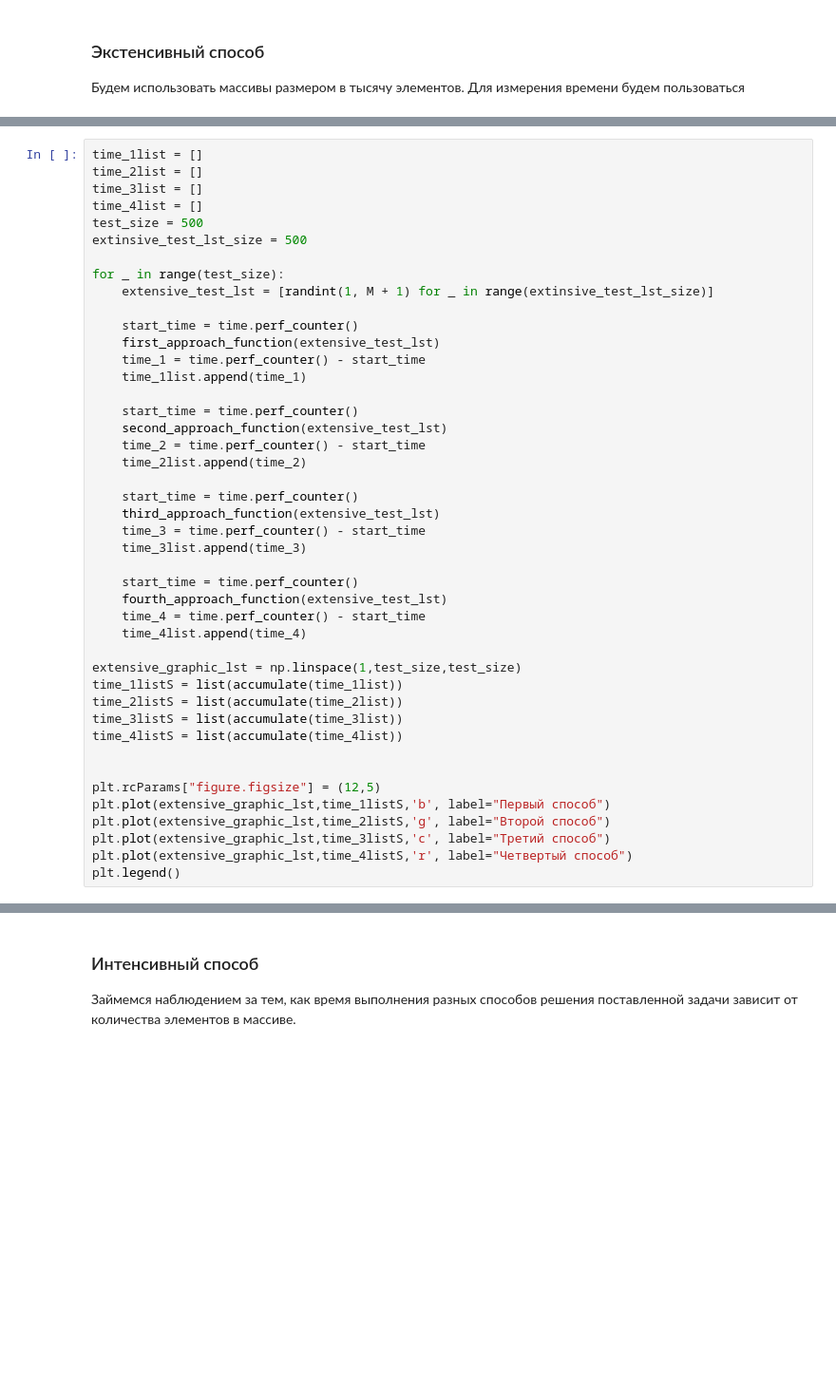
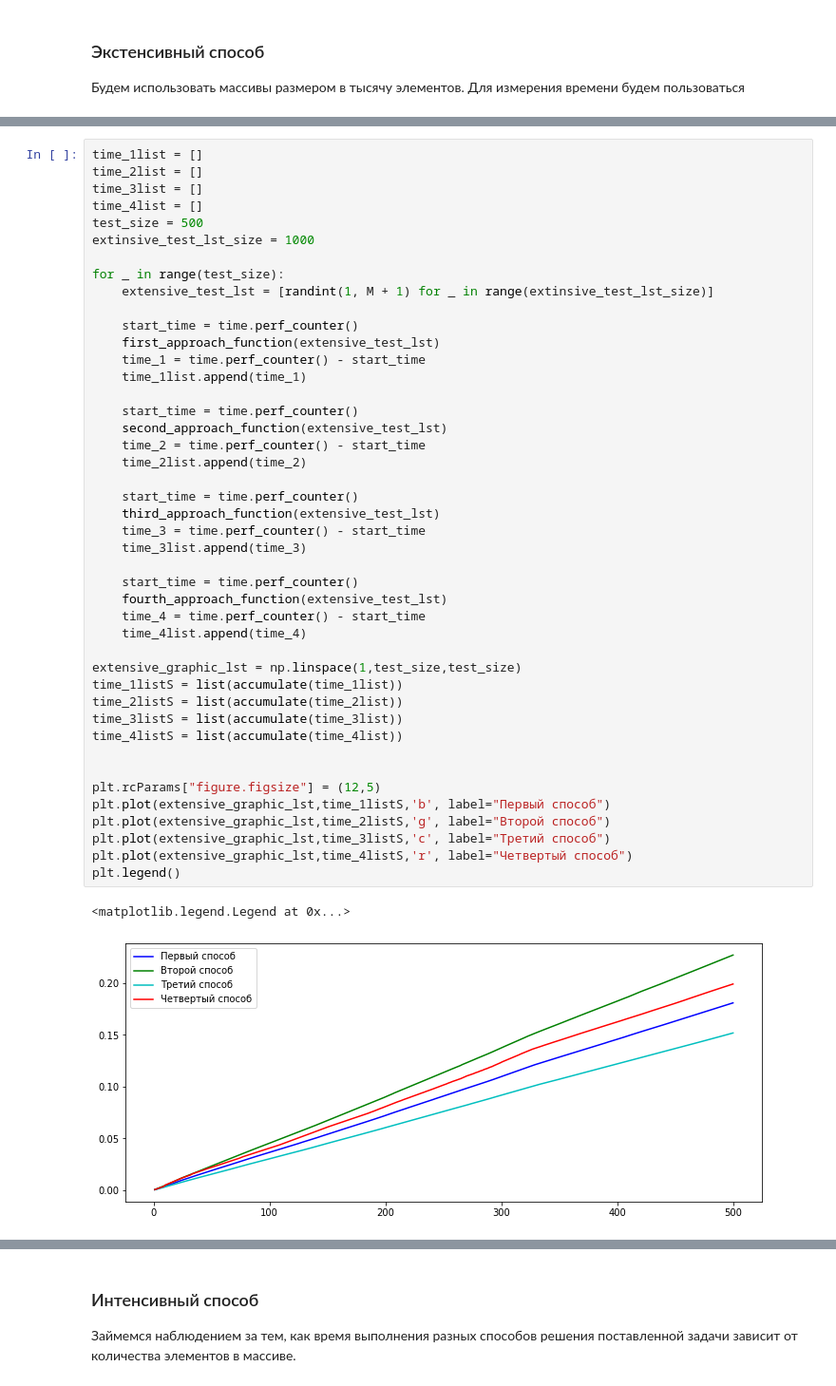
Before and after one commit to rianriant/individual_task_2, a Jupyter notebook: main.ipynb, the cells around one changed output, grey strips where cells are left out. Shown at 95% size. Saved outputs shown, nothing was run; the diff lists cells and outputs as text; blank space fills up the shorter version.

```diff
--- a/main.ipynb
+++ b/main.ipynb
@@ -279,7 +300,7 @@ time_2list = []
 time_3list = []
 time_4list = []
 test_size = 500
-extinsive_test_lst_size = 500
+extinsive_test_lst_size = 1000
 
 for _ in range(test_size):
     extensive_test_lst = [randint(1, M + 1) for _ in range(extinsive_test_lst_size)]
@@ -290,33 +311,36 @@ for _ in range(test_size):
     time_1list.append(time_1)
 
     start_time = time.perf_counter()
     second_approach_function(extensive_test_lst)
     time_2 = time.perf_counter() - start_time
     time_2list.append(time_2)
 
     start_time = time.perf_counter()
     third_approach_function(extensive_test_lst)
     time_3 = time.perf_counter() - start_time
     time_3list.append(time_3)
 
     start_time = time.perf_counter()
     fourth_approach_function(extensive_test_lst)
     time_4 = time.perf_counter() - start_time
     time_4list.append(time_4)
 
 extensive_graphic_lst = np.linspace(1,test_size,test_size)
 time_1listS = list(accumulate(time_1list))
 time_2listS = list(accumulate(time_2list))
 time_3listS = list(accumulate(time_3list))
 time_4listS = list(accumulate(time_4list))
 
 
 plt.rcParams["figure.figsize"] = (12,5)
 plt.plot(extensive_graphic_lst,time_1listS,'b', label="Первый способ")
 plt.plot(extensive_graphic_lst,time_2listS,'g', label="Второй способ")
 plt.plot(extensive_graphic_lst,time_3listS,'c', label="Третий способ")
 plt.plot(extensive_graphic_lst,time_4listS,'r', label="Четвертый способ")
 plt.legend()
+# %% [output]
+<matplotlib.legend.Legend at 0x...>
+[figure, added]
 # %%
 num_n = [500, 750, 1000, 1500, 2000, 5000]
 data = []
```
Also changed, not shown: parts of 13 cells of this notebook.
